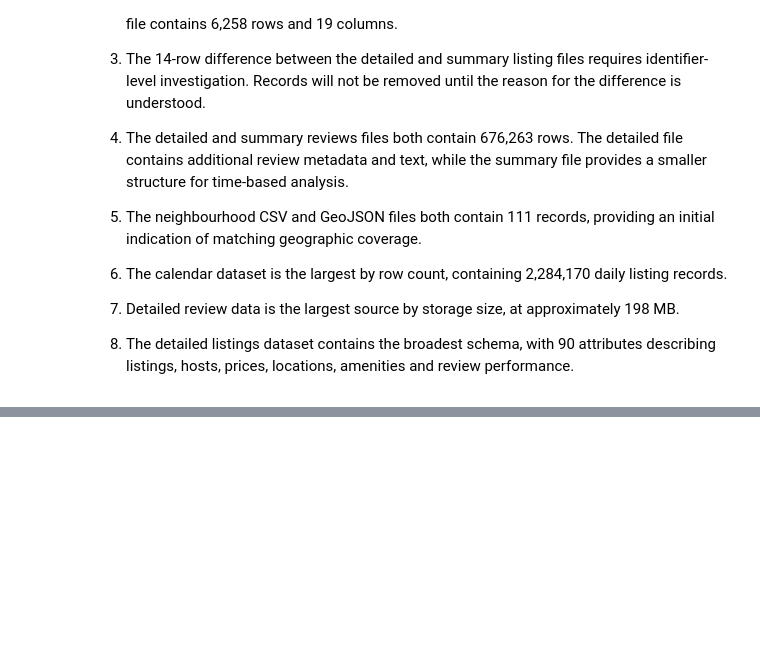
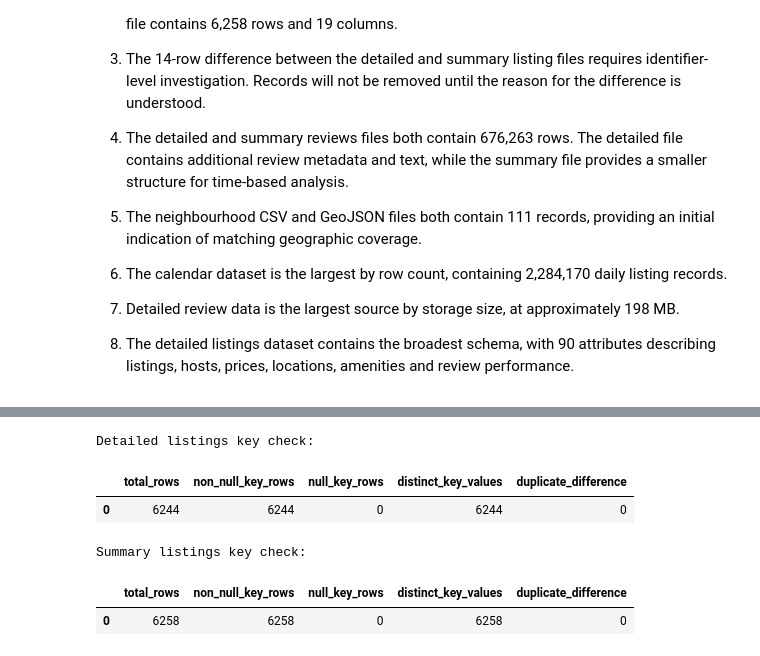
Before and after one commit to Yenuli-Bimanya/airbnb-market-intelligence-edinburgh, a Jupyter notebook: notebooks/01_dataset_familiarization.ipynb, the cells around one changed output, grey strips where cells are left out. Drawn from its saved outputs; the diff is of its cells as text; code cells hidden in the pictures; blank space fills up the shorter version.

Commit message:
feat: validate primary keys and listing coverage in familiarization notebook

```diff
--- a/notebooks/01_dataset_familiarization.ipynb
+++ b/notebooks/01_dataset_familiarization.ipynb
@@ -402,0 +432,39 @@ Listing identifiers with differences:
+# %%
+def check_single_column_key(source: str, key_column: str):
+    """Check nulls and uniqueness for a candidate single-column key."""
+
+    return connection.execute(
+        f"""
+        SELECT
+            COUNT(*) AS total_rows,
+            COUNT({key_column}) AS non_null_key_rows,
+            COUNT(*) - COUNT({key_column}) AS null_key_rows,
+            COUNT(DISTINCT {key_column}) AS distinct_key_values,
+            COUNT(*) - COUNT(DISTINCT {key_column}) AS duplicate_difference
+        FROM {source}
+        """
+    ).fetchdf()
+
+
+detailed_listing_key_check = check_single_column_key(
+    detailed_listings_source,
+    "id",
+)
+
+summary_listing_key_check = check_single_column_key(
+    summary_listings_source,
+    "id",
+)
+
+print("Detailed listings key check:")
+display(detailed_listing_key_check)
+
+print("Summary listings key check:")
+display(summary_listing_key_check)
+# %% [output]
+Detailed listings key check:
+|  | total_rows | non_null_key_rows | null_key_rows | distinct_key_values | duplicate_difference |
+| 0 | 6244 | 6244 | 0 | 6244 | 0 |
+Summary listings key check:
+|  | total_rows | non_null_key_rows | null_key_rows | distinct_key_values | duplicate_difference |
+| 0 | 6258 | 6258 | 0 | 6258 | 0 |
```
Also changed, not shown: parts of 7 cells of this notebook.
